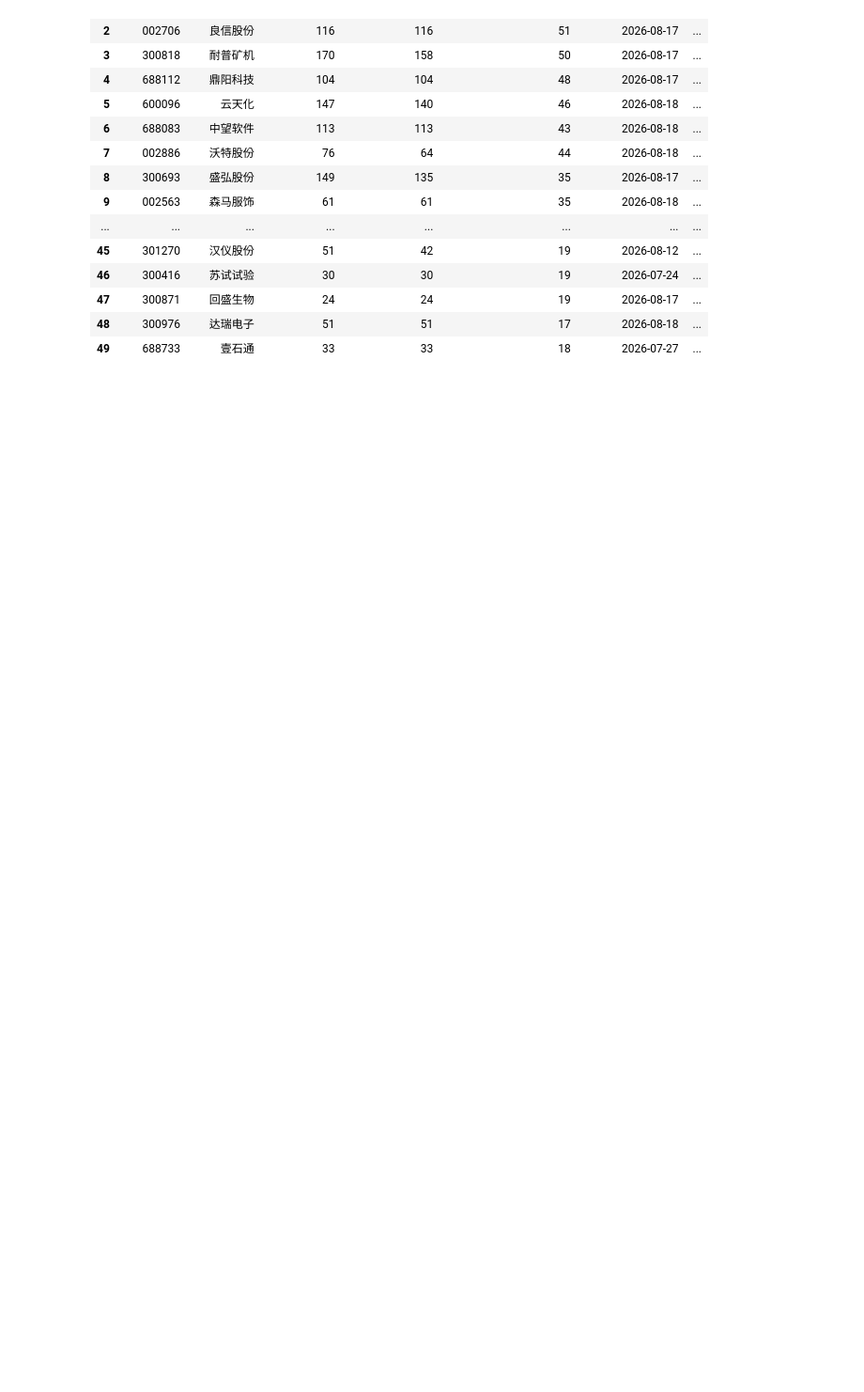
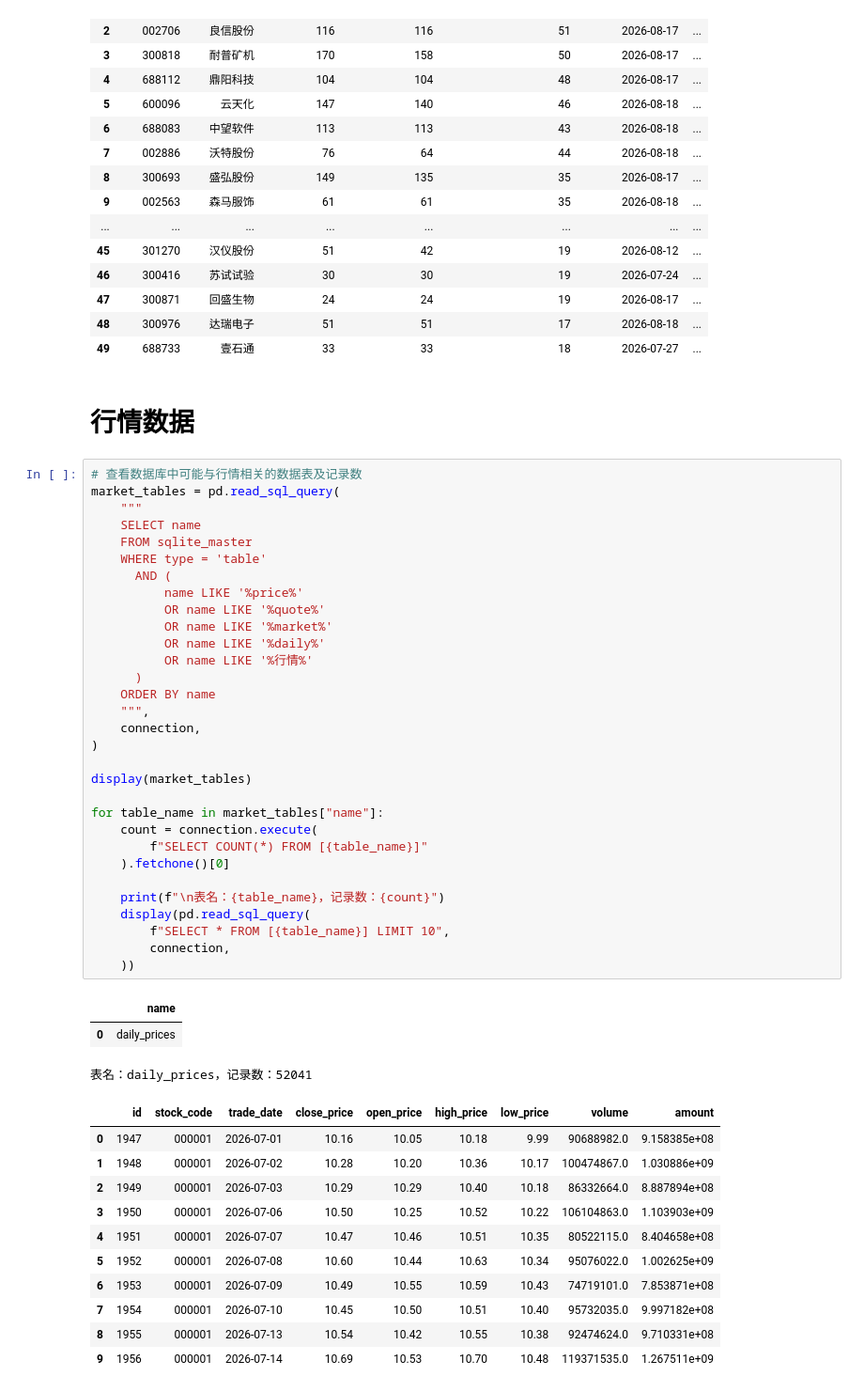
Before and after one commit to tcfh2016/institutional-holding-tracker, a Jupyter notebook: funcs-check.ipynb, the cells around one changed output. Shown at 94% size. Cells and saved outputs as stored; diff of their text form; blank space fills up the shorter version.

Commit message:
get prices.

```diff
--- a/funcs-check.ipynb
+++ b/funcs-check.ipynb
@@ -742,3 +742,51 @@ display(candidates.head(50))
 | 47 | 300871 | 回盛生物 | 24 | 24 | 19 | 2026-08-17 | ... |
 | 48 | 300976 | 达瑞电子 | 51 | 51 | 17 | 2026-08-18 | ... |
 | 49 | 688733 | 壹石通 | 33 | 33 | 18 | 2026-07-27 | ... |
+# %% [markdown]
+# 行情数据
+# %%
+# 查看数据库中可能与行情相关的数据表及记录数
+market_tables = pd.read_sql_query(
+    """
+    SELECT name
+    FROM sqlite_master
+    WHERE type = 'table'
+      AND (
+          name LIKE '%price%'
+          OR name LIKE '%quote%'
+          OR name LIKE '%market%'
+          OR name LIKE '%daily%'
+          OR name LIKE '%行情%'
+      )
+    ORDER BY name
+    """,
+    connection,
+)
+
+display(market_tables)
+
+for table_name in market_tables["name"]:
+    count = connection.execute(
+        f"SELECT COUNT(*) FROM [{table_name}]"
+    ).fetchone()[0]
+
+    print(f"\n表名：{table_name}，记录数：{count}")
+    display(pd.read_sql_query(
+        f"SELECT * FROM [{table_name}] LIMIT 10",
+        connection,
+    ))
+# %% [output]
+|  | name |
+| 0 | daily_prices |
+表名：daily_prices，记录数：52041
+|  | id | stock_code | trade_date | close_price | open_price | high_price | low_price | volume | amount |
+| 0 | 1947 | 000001 | 2026-07-01 | 10.16 | 10.05 | 10.18 | 9.99 | 90688982.0 | 9.158385e+08 |
+| 1 | 1948 | 000001 | 2026-07-02 | 10.28 | 10.20 | 10.36 | 10.17 | 100474867.0 | 1.030886e+09 |
+| 2 | 1949 | 000001 | 2026-07-03 | 10.29 | 10.29 | 10.40 | 10.18 | 86332664.0 | 8.887894e+08 |
+| 3 | 1950 | 000001 | 2026-07-06 | 10.50 | 10.25 | 10.52 | 10.22 | 106104863.0 | 1.103903e+09 |
+| 4 | 1951 | 000001 | 2026-07-07 | 10.47 | 10.46 | 10.51 | 10.35 | 80522115.0 | 8.404658e+08 |
+| 5 | 1952 | 000001 | 2026-07-08 | 10.60 | 10.44 | 10.63 | 10.34 | 95076022.0 | 1.002625e+09 |
+| 6 | 1953 | 000001 | 2026-07-09 | 10.49 | 10.55 | 10.59 | 10.43 | 74719101.0 | 7.853871e+08 |
+| 7 | 1954 | 000001 | 2026-07-10 | 10.45 | 10.50 | 10.51 | 10.40 | 95732035.0 | 9.997182e+08 |
+| 8 | 1955 | 000001 | 2026-07-13 | 10.54 | 10.42 | 10.55 | 10.38 | 92474624.0 | 9.710331e+08 |
+| 9 | 1956 | 000001 | 2026-07-14 | 10.69 | 10.53 | 10.70 | 10.48 | 119371535.0 | 1.267511e+09 |
```
Also changed, not shown: parts of 5 cells of this notebook, 4 other files.
